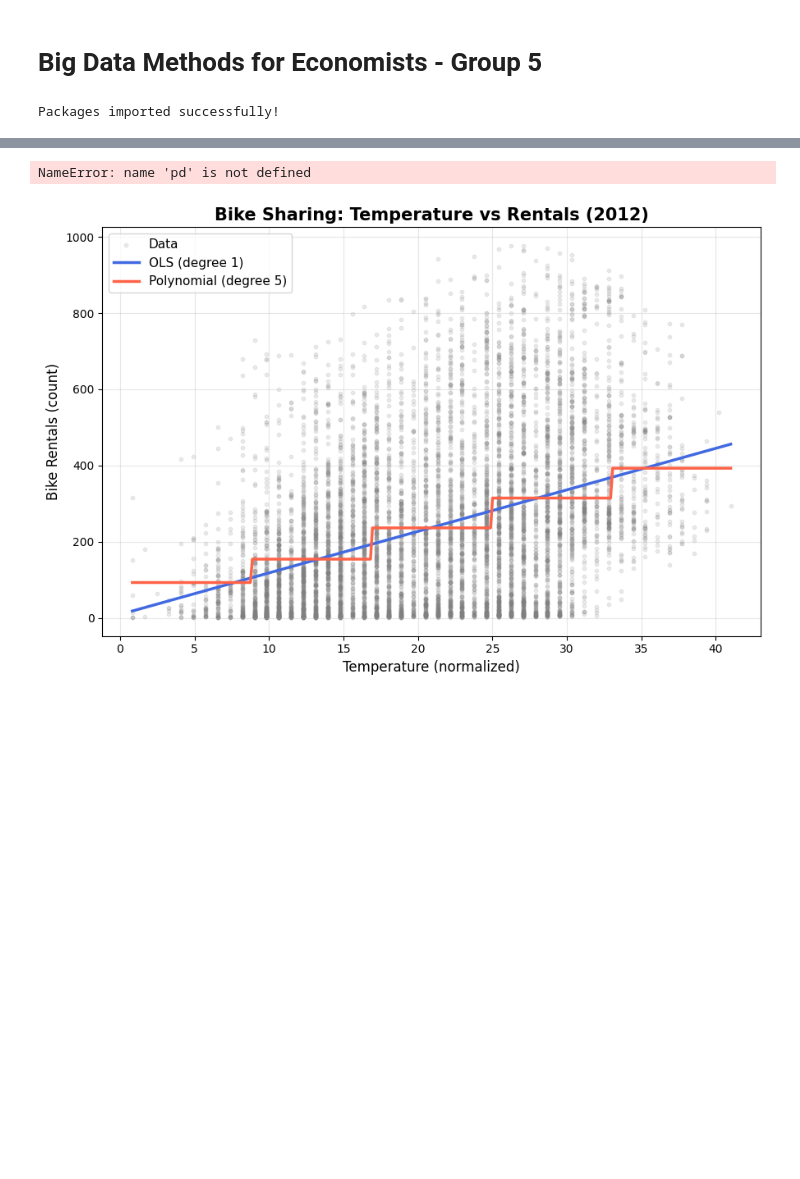
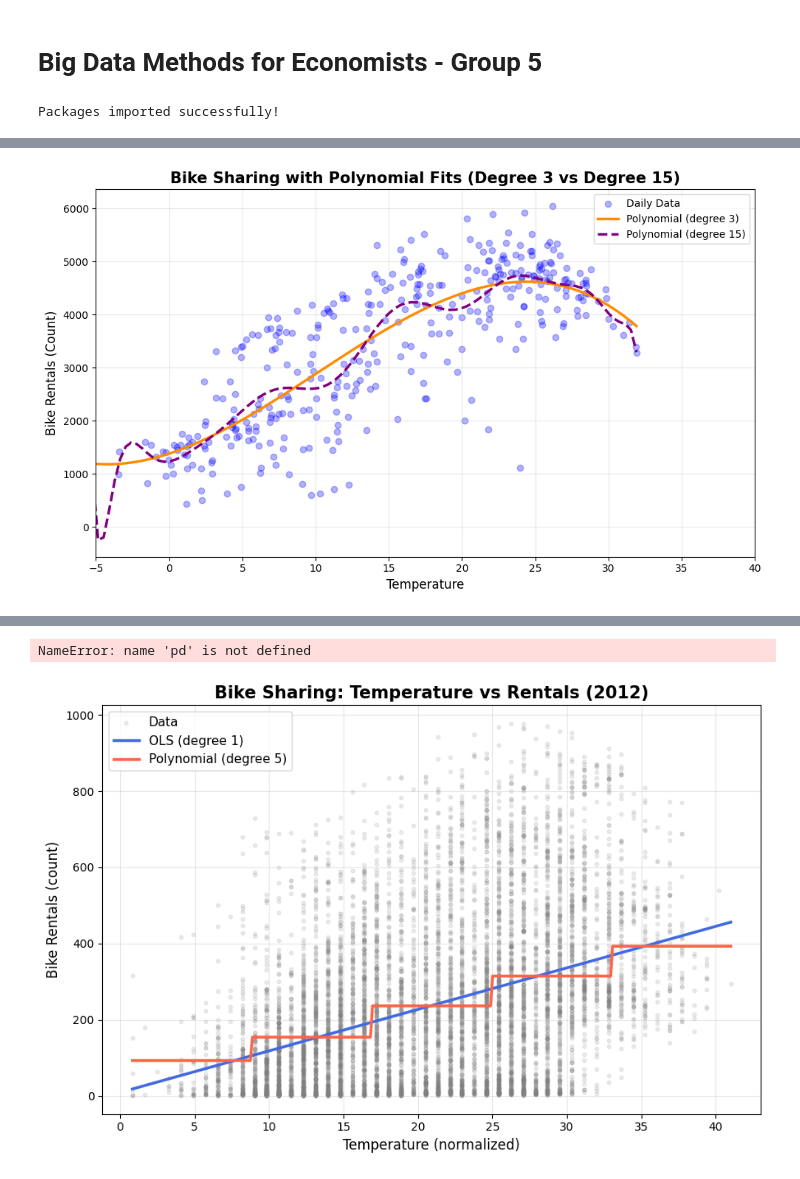
Before and after one commit to AlexS-1/BDME, a Jupyter notebook: Examples.ipynb, the cells around one changed output, grey strips where cells are left out. Cells and saved outputs as stored; diff of their text form; code cells hidden in the pictures; blank space fills up the shorter version.

```diff
--- a/Examples.ipynb
+++ b/Examples.ipynb
@@ -13,0 +107,33 @@ Packages imported successfully!
+# %%
+# Fit polynomial models
+poly3_coeffs_daily = np.polyfit(X_daily_np, y_daily_np, 3)
+poly15_coeffs_daily = np.polyfit(X_daily_np, y_daily_np, 15)
+
+# Predict on existing plotting grid
+y_poly3_daily = np.polyval(poly3_coeffs_daily, X_plot_daily)
+y_poly15_daily = np.polyval(poly15_coeffs_daily, X_plot_daily)
+
+# Build model specs for existing plotting function
+poly3_model = {
+    'x': X_plot_daily,
+    'y': y_poly3_daily,
+    'label': 'Polynomial (degree 3)',
+    'color': 'darkorange'
+}
+
+poly15_model = {
+    'x': X_plot_daily,
+    'y': y_poly15_daily,
+    'label': 'Polynomial (degree 15)',
+    'color': 'purple',
+    'linestyle': '--'
+}
+
+# Plot
+plot_bike_models(
+    models=[poly3_model, poly15_model],
+    title='Bike Sharing with Polynomial Fits (Degree 3 vs Degree 15)',
+    filename='bike_poly_comparison.pdf'
+)
+# %% [output]
+[figure, added]
```
Also changed, not shown: parts of 11 cells of this notebook, 20 other files.
